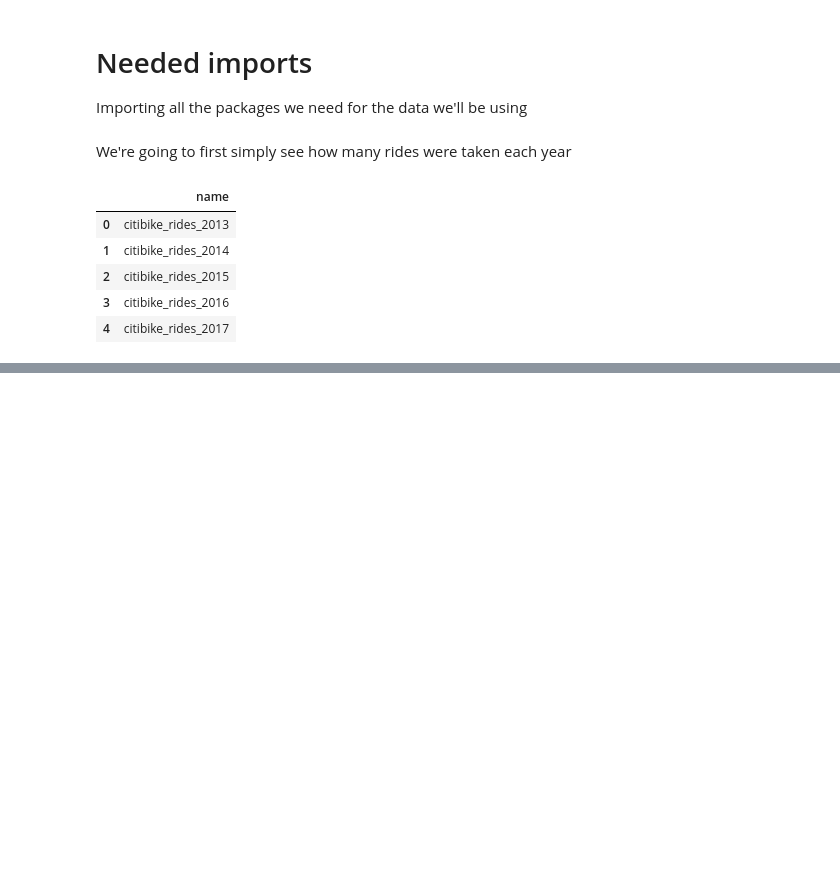
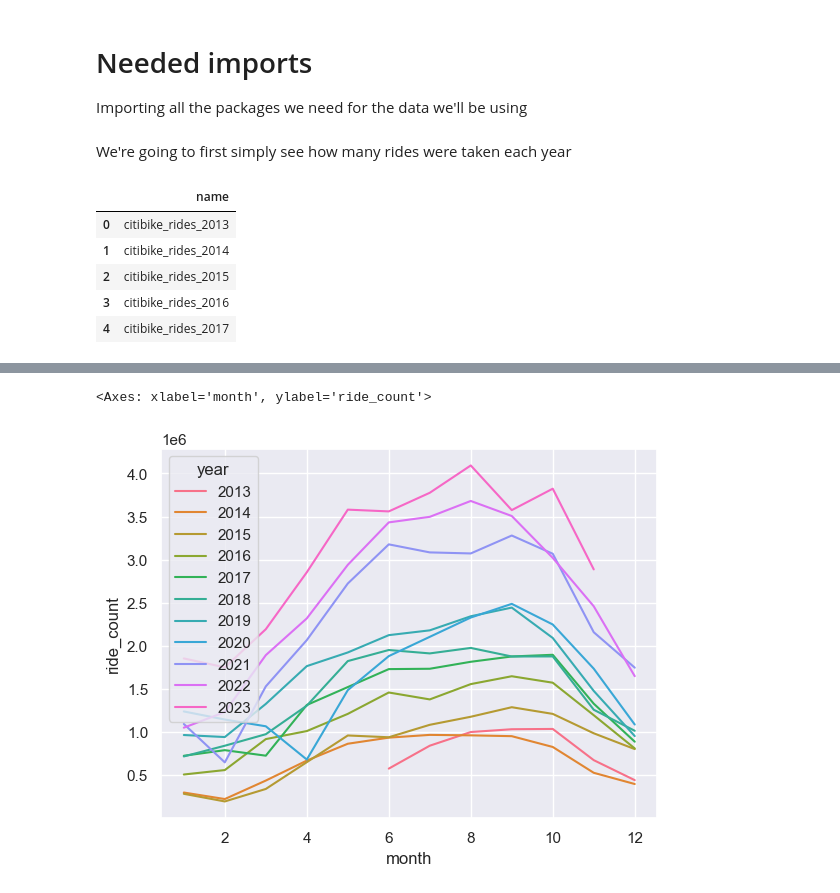
Before and after one commit to riverar9/citi-bike-trips-fun, a Jupyter notebook: how_has_citibike_usage_grown.ipynb, the cells around one changed output, grey strips where cells are left out. Saved outputs shown, nothing was run; the diff lists cells and outputs as text; code cells hidden in the pictures; blank space fills up the shorter version.

```diff
--- a/how_has_citibike_usage_grown.ipynb
+++ b/how_has_citibike_usage_grown.ipynb
@@ -12,11 +16,11 @@ We're going to first simply see how many rides were taken each year
 # %%
 # Firstly see what tables we got in this database
 with sqlite3.connect('data/database/citibike_data.db') as connection:
-    df = pd.read_sql_query(
+    all_tables_df = pd.read_sql_query(
         "SELECT name FROM sqlite_master WHERE type='table';",
         connection
     )
-df.head()
+all_tables_df.head()
 # %% [output]
 |  | name |
 | 0 | citibike_rides_2013 |
@@ -40,0 +100,21 @@ rides_per_year_df
+# %%
+# we'll create a month column now
+rides_per_year_df['month'] = rides_per_year_df['started_at'].dt.month
+
+color_palette = sns.color_palette(
+    "husl"
+    , n_colors = len(rides_per_year_df['month'].unique())-1
+)
+
+monthly_rides_df = rides_per_year_df[['ride_count','month','year']].groupby(['month','year']).sum().reset_index()
+
+sns.lineplot(
+    x='month'
+    , y='ride_count'
+    , hue='year'
+    , data= monthly_rides_df
+    , palette= color_palette
+)
+# %% [output]
+<Axes: xlabel='month', ylabel='ride_count'>
+[figure, added]
```
Also changed, not shown: parts of 4 cells of this notebook.
